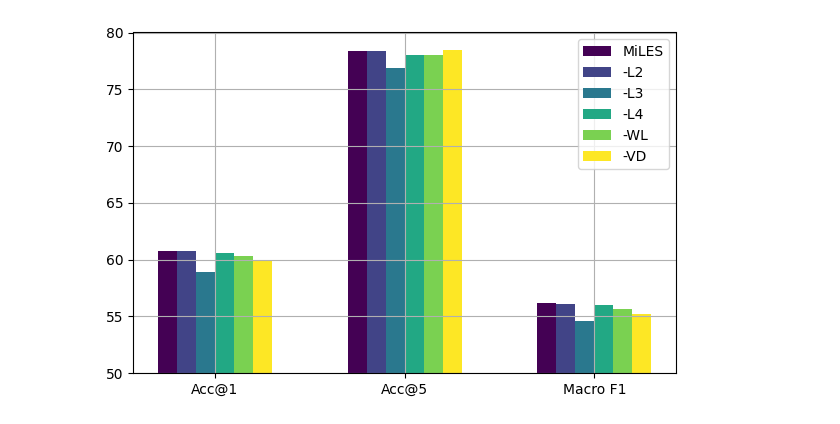
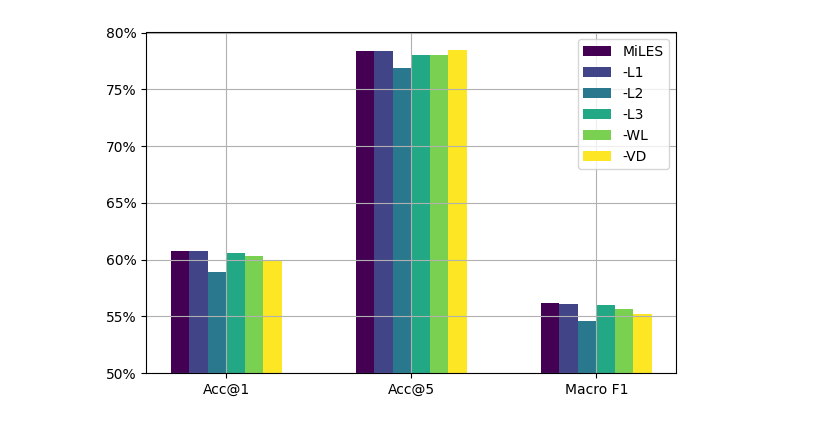
Before and after one commit to lucasczz/MiLES, a Jupyter notebook: notebooks/ablation_all.ipynb, the cells around one changed output. Drawn from its saved outputs; the diff is of its cells as text; code cells hidden in the pictures.

```diff
--- a/notebooks/ablation_all.ipynb
+++ b/notebooks/ablation_all.ipynb
@@ -54,7 +55,7 @@ configs += [
         "loc_level": -level,
         "embedding_weight_factor": 2,
         "embedding_type": "lookup_weighted_concat",
-        'label': f"-L{level}"
+        'label': f"-L{level-1}"
     }
     for level in range(4, 1, -1)
 ]
@@ -91,33 +92,33 @@ colors = cmap(range(len(configs)))
 
 fig, ax = plt.subplots(figsize=(6, 4))
 
 for i, config in enumerate(configs[::-1]):
     subset = dfm[
         (dfm["loc_level"] == config["loc_level"])
         & (dfm["embedding_weight_factor"] == config["embedding_weight_factor"])
         & (dfm["embedding_type"] == config["embedding_type"])
     ]
     means = subset[metrics].values[0]
     # Plot bars with error bars
     ax.bar(
         x + i * bar_width,
         means,
         bar_width,
         color=colors[i],
-        # yerr=stds,
         label=config["label"],
         capsize=5,
     )
 
 # Customize the plot
 pad = 0.1
 ax.set_ylim([50, 80])
 ax.set_xticks(x + (bar_width * (len(configs) - 1) / 2))
 ax.set_xticklabels(metric_names)
 ax.grid()
 ax.legend()
+ax.yaxis.set_major_formatter(mtick.PercentFormatter(decimals=0))
 
 plt.tight_layout()
-plt.savefig("../pub/figs/ablation_all.png", dpi=300)
+plt.savefig("../pub/figs/ablation_all.pdf", bbox_inches="tight")
 # %% [output]
-[figure, old version]
+[figure, new version]
```
Also changed, not shown: parts of 1 cell of this notebook, 10 other files.
